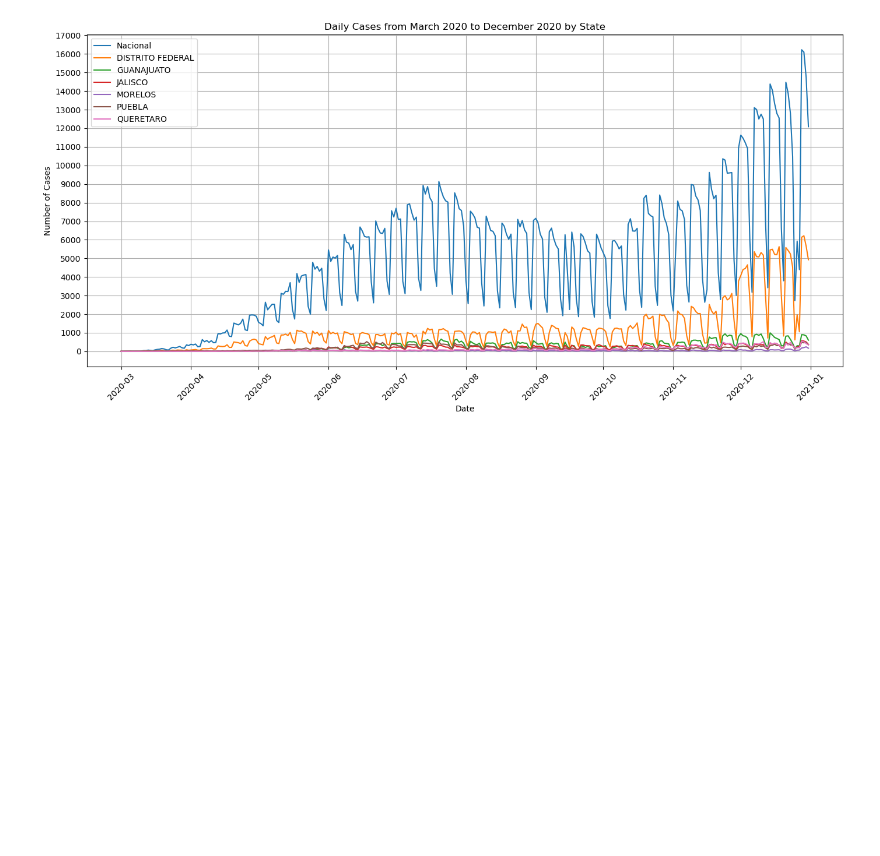
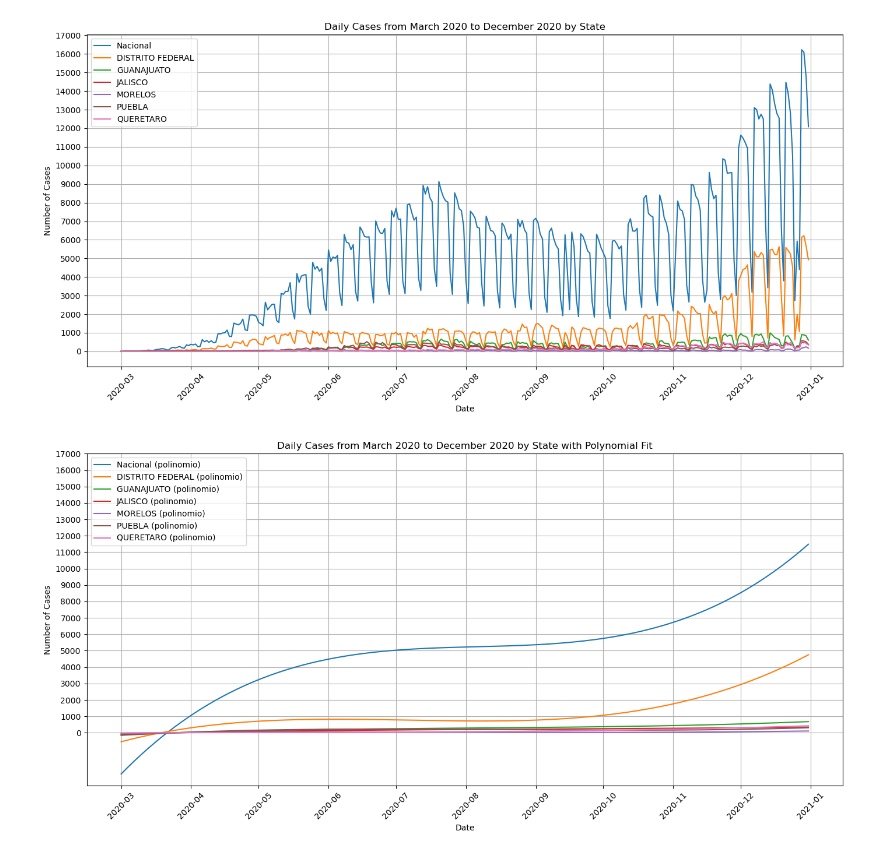
Before and after one commit to enriquegomeztagle/MachineLearning-Summer, a Jupyter notebook: Parcial 1/tarea1/EUBGT-Homework1.1.ipynb, the cells around one changed output. Drawn from its saved outputs; the diff is of its cells as text; code cells hidden in the pictures; blank space fills up the shorter version.

Commit message:
feat(Tarea 1): Add Ploting Daily cases with Poli Fit

```diff
--- a/Parcial 1/tarea1/EUBGT-Homework1.1.ipynb
+++ b/Parcial 1/tarea1/EUBGT-Homework1.1.ipynb
@@ -79,3 +79,45 @@ plt.tight_layout()
 plt.show()
 # %% [output]
 [figure]
+# %%
+plt.figure(figsize=(14, 7))
+
+max_cases = 0
+
+for estado in estados_a_filtrar:
+    df_estado = df_filtrado[df_filtrado['nombre'] == estado]
+
+    df_transposed = df_estado.set_index(['cve_ent', 'poblacion', 'nombre']).T
+
+    df_transposed.reset_index(inplace=True)
+    df_transposed.rename(columns={'index': 'date'}, inplace=True)
+    df_transposed['date'] = pd.to_datetime(df_transposed['date'], format='%d-%m-%Y')
+
+    df_filtered = df_transposed[(df_transposed['date'] >= '2020-03-01') & (df_transposed['date'] <= '2020-12-31')]
+
+    df_filtered_numeric = df_filtered.select_dtypes(include=['number'])
+    df_daily = df_filtered_numeric.sum(axis=1)
+
+    if df_daily.max() > max_cases:
+        max_cases = df_daily.max()
+
+    x = np.arange(len(df_daily))
+    y = df_daily.values
+    p = np.polyfit(x, y, 3)
+    poly = np.poly1d(p)
+
+    plt.plot(df_filtered['date'], poly(x), linestyle='-', label=f'{estado} (polinomio)')
+
+plt.yticks(range(0, int(max_cases) + 1000, 1000))
+
+plt.title('Daily Cases from March 2020 to December 2020 by State with Polynomial Fit')
+plt.xlabel('Date')
+plt.ylabel('Number of Cases')
+plt.grid(True)
+plt.legend()
+plt.xticks(rotation=45)
+plt.tight_layout()
+
+plt.show()
+# %% [output]
+[figure, added]
```
